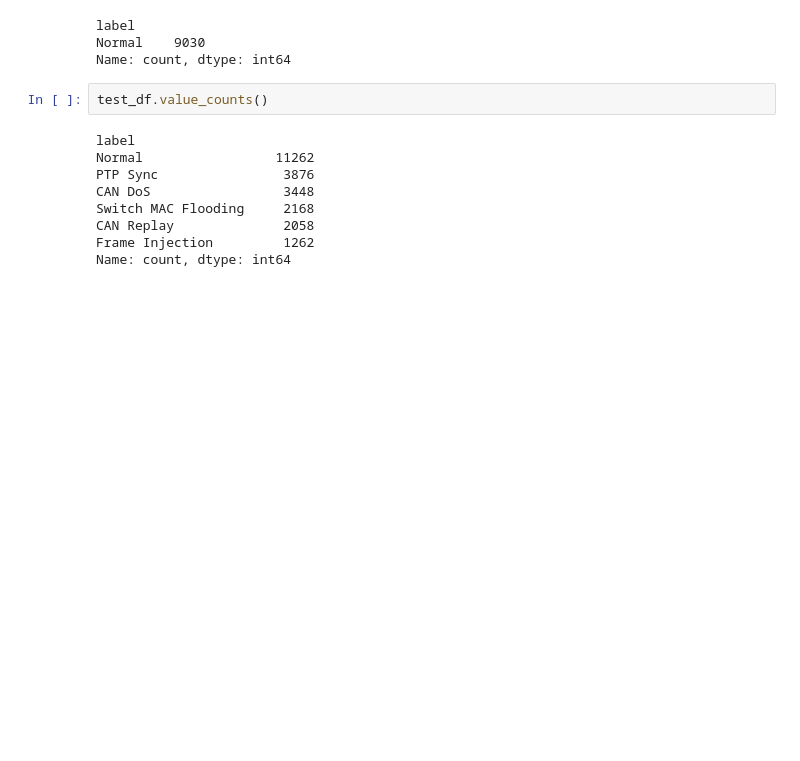
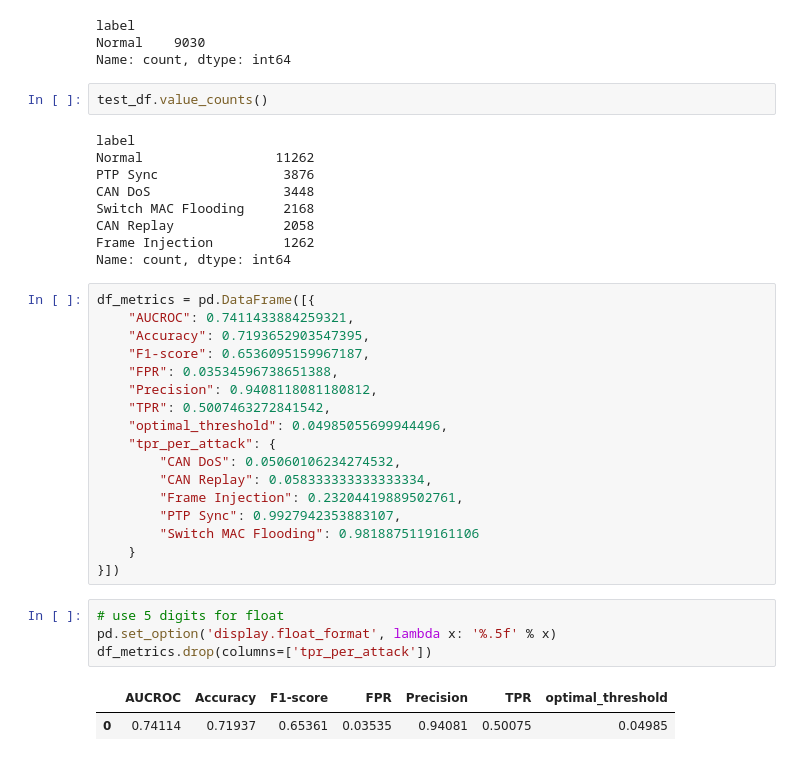
Before and after one commit to MauricioSight/DeepSecure, a Jupyter notebook: notebooks/load_tow-ids_dataset.ipynb, the cells around one changed output. Cells and saved outputs as stored; diff of their text form; blank space fills up the shorter version.

```diff
--- a/notebooks/load_tow-ids_dataset.ipynb
+++ b/notebooks/load_tow-ids_dataset.ipynb
@@ -385,3 +385,27 @@ Switch MAC Flooding     2168
 CAN Replay              2058
 Frame Injection         1262
 Name: count, dtype: int64
+# %%
+df_metrics = pd.DataFrame([{
+    "AUCROC": 0.7411433884259321,
+    "Accuracy": 0.7193652903547395,
+    "F1-score": 0.6536095159967187,
+    "FPR": 0.03534596738651388,
+    "Precision": 0.9408118081180812,
+    "TPR": 0.5007463272841542,
+    "optimal_threshold": 0.04985055699944496,
+    "tpr_per_attack": {
+        "CAN DoS": 0.05060106234274532,
+        "CAN Replay": 0.058333333333333334,
+        "Frame Injection": 0.23204419889502761,
+        "PTP Sync": 0.9927942353883107,
+        "Switch MAC Flooding": 0.9818875119161106
+    }
+}])
+# %%
+# use 5 digits for float
+pd.set_option('display.float_format', lambda x: '%.5f' % x)
+df_metrics.drop(columns=['tpr_per_attack'])
+# %% [output]
+|  | AUCROC | Accuracy | F1-score | FPR | Precision | TPR | optimal_threshold |
+| 0 | 0.74114 | 0.71937 | 0.65361 | 0.03535 | 0.94081 | 0.50075 | 0.04985 |
```
Also changed, not shown: parts of 5 cells of this notebook, 20 other files.
